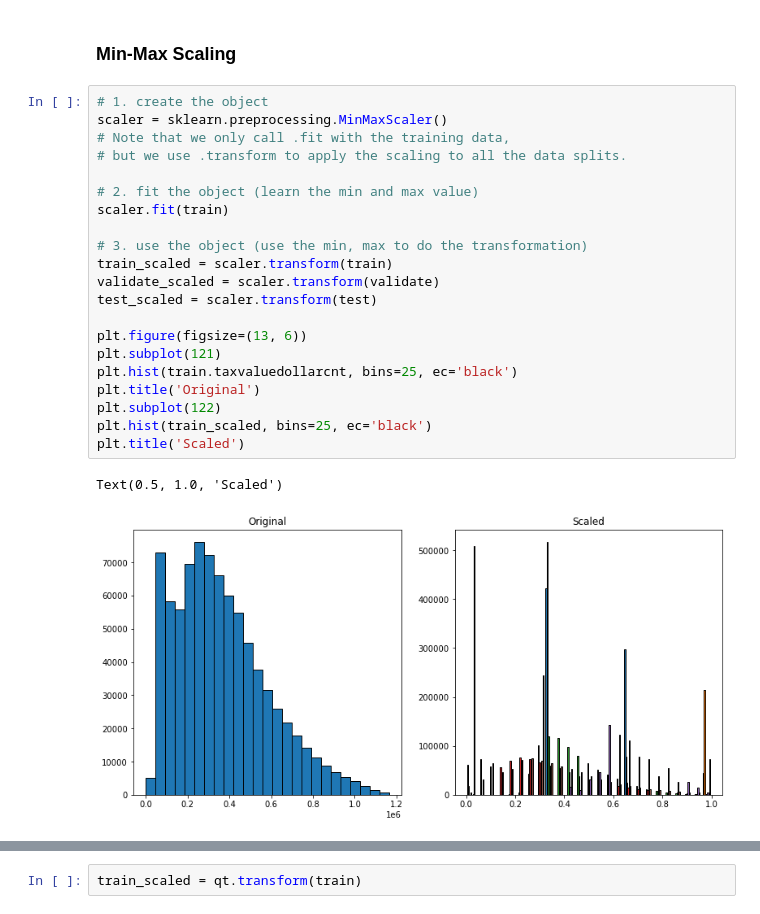
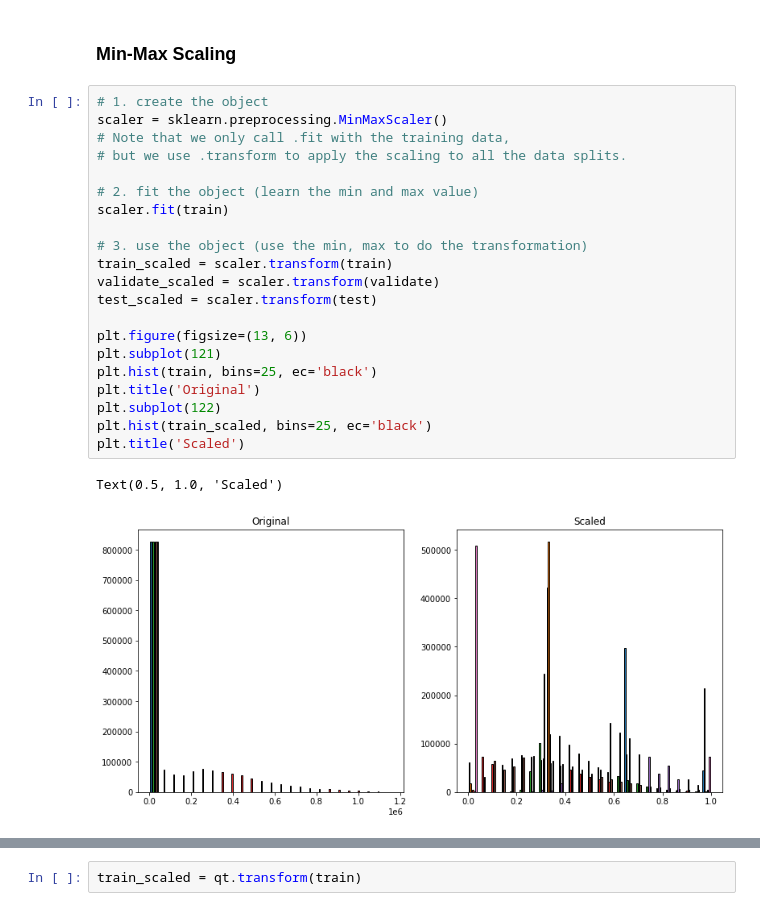
Before and after one commit to veronica-f-reyes/regression_exercises, a Jupyter notebook: scaling.ipynb, the cells around one changed output, grey strips where cells are left out. Cells and saved outputs as stored; diff of their text form.

```diff
--- a/scaling.ipynb
+++ b/scaling.ipynb
@@ -64,26 +66,26 @@ train
 # %%
 # 1. create the object
 scaler = sklearn.preprocessing.MinMaxScaler()
 # Note that we only call .fit with the training data,
 # but we use .transform to apply the scaling to all the data splits.
 
 # 2. fit the object (learn the min and max value)
 scaler.fit(train)
 
 # 3. use the object (use the min, max to do the transformation)
 train_scaled = scaler.transform(train)
 validate_scaled = scaler.transform(validate)
 test_scaled = scaler.transform(test)
 
 plt.figure(figsize=(13, 6))
 plt.subplot(121)
-plt.hist(train.taxvaluedollarcnt, bins=25, ec='black')
+plt.hist(train, bins=25, ec='black')
 plt.title('Original')
 plt.subplot(122)
 plt.hist(train_scaled, bins=25, ec='black')
 plt.title('Scaled')
 # %% [output]
 Text(0.5, 1.0, 'Scaled')
-[figure, old version]
+[figure, new version]
 # %%
 scaler.inverse_transform(train)
```
Also changed, not shown: parts of 11 cells of this notebook, 1 other file.
